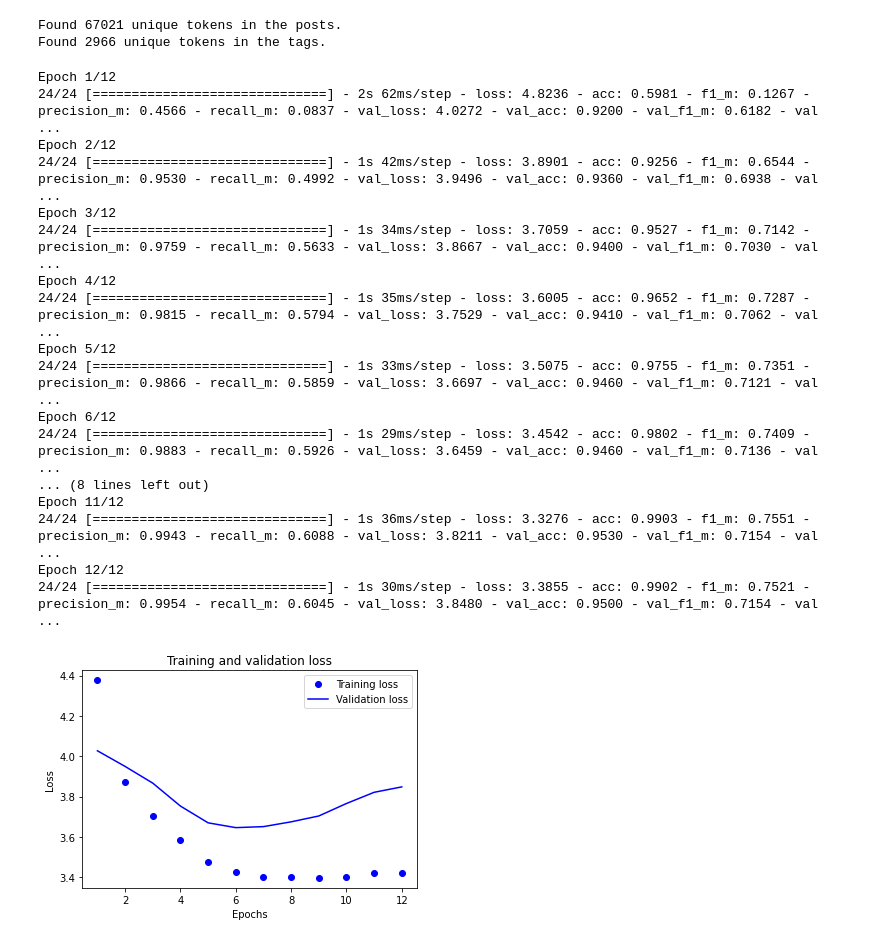
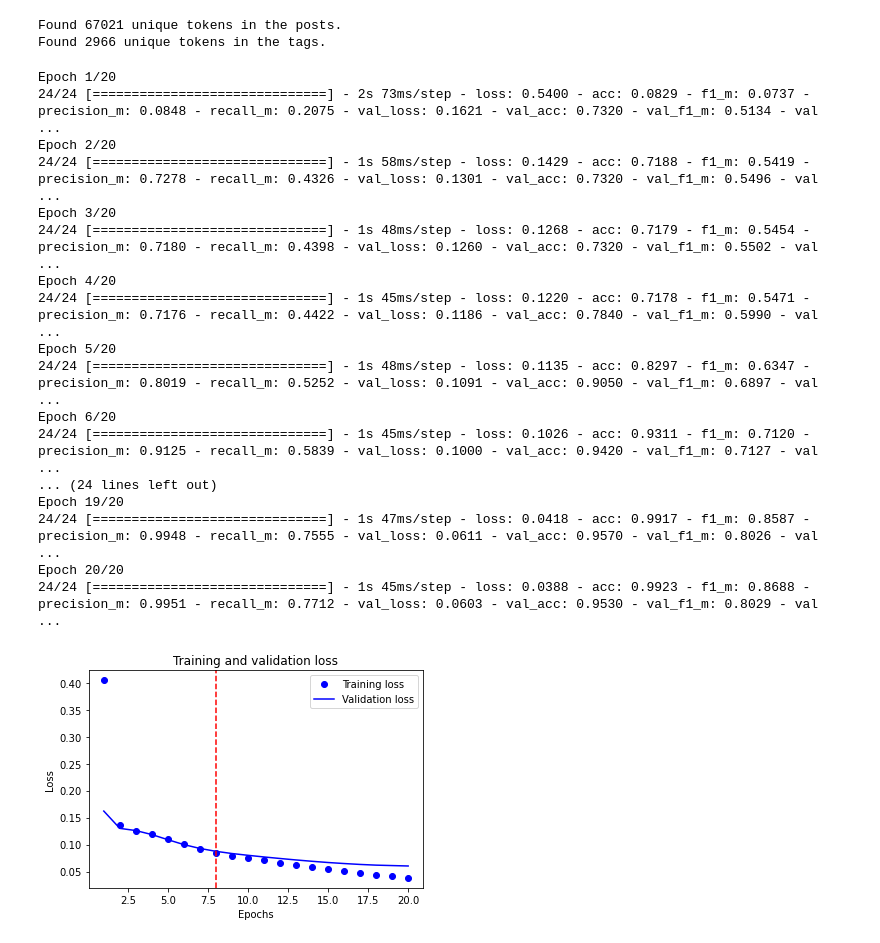
Before and after one commit to fedecabre/P5_StackOverflow, a Jupyter notebook: P5_05_notebook_deeplearning_keras.ipynb, the cells around one changed output. Drawn from its saved outputs; the diff is of its cells as text; code cells hidden in the pictures.

Commit message:
Notebook DeepLearning avec le premier modèle fonctionnel avec visualisation et analyse des résultats

```diff
--- a/P5_05_notebook_deeplearning_keras.ipynb
+++ b/P5_05_notebook_deeplearning_keras.ipynb
@@ -65,7 +68,7 @@ from keras import layers
 model = models.Sequential()
 model.add(layers.Dense(100, activation='tanh'))
 model.add(layers.Dense(100, activation='tanh'))
-model.add(layers.Dense(label_len, activation='softmax'))
+model.add(layers.Dense(label_len, activation='sigmoid'))
 # %%
 from keras import backend as K
 
@@ -87,52 +90,53 @@ def f1_m(y_true, y_pred):
     return 2*((precision*recall)/(precision+recall+K.epsilon()))
 # %%
 model.compile(optimizer='adam',
-              loss='categorical_crossentropy',
+              loss='binary_crossentropy',
               metrics=['acc',f1_m,precision_m, recall_m])
 # %%
 history = model.fit(partial_X_train,
                     partial_Y_train,
-                    epochs=12,
+                    epochs=20,
                     batch_size=512,
                     validation_data=(X_val, Y_val))
 # %% [output]
-Epoch 1/12
-24/24 [==============================] - 2s 62ms/step - loss: 4.8236 - acc: 0.5981 - f1_m: 0.1267 - precision_m: 0.4566 - recall_m: 0.0837 - val_loss: 4.0272 - val_acc: 0.9200 - val_f1_m: 0.6182 - val ...
-Epoch 2/12
-24/24 [==============================] - 1s 42ms/step - loss: 3.8901 - acc: 0.9256 - f1_m: 0.6544 - precision_m: 0.9530 - recall_m: 0.4992 - val_loss: 3.9496 - val_acc: 0.9360 - val_f1_m: 0.6938 - val ...
-Epoch 3/12
-24/24 [==============================] - 1s 34ms/step - loss: 3.7059 - acc: 0.9527 - f1_m: 0.7142 - precision_m: 0.9759 - recall_m: 0.5633 - val_loss: 3.8667 - val_acc: 0.9400 - val_f1_m: 0.7030 - val ...
-Epoch 4/12
-24/24 [==============================] - 1s 35ms/step - loss: 3.6005 - acc: 0.9652 - f1_m: 0.7287 - precision_m: 0.9815 - recall_m: 0.5794 - val_loss: 3.7529 - val_acc: 0.9410 - val_f1_m: 0.7062 - val ...
-Epoch 5/12
-24/24 [==============================] - 1s 33ms/step - loss: 3.5075 - acc: 0.9755 - f1_m: 0.7351 - precision_m: 0.9866 - recall_m: 0.5859 - val_loss: 3.6697 - val_acc: 0.9460 - val_f1_m: 0.7121 - val ...
-Epoch 6/12
-24/24 [==============================] - 1s 29ms/step - loss: 3.4542 - acc: 0.9802 - f1_m: 0.7409 - precision_m: 0.9883 - recall_m: 0.5926 - val_loss: 3.6459 - val_acc: 0.9460 - val_f1_m: 0.7136 - val ...
-... (8 lines left out)
-Epoch 11/12
-24/24 [==============================] - 1s 36ms/step - loss: 3.3276 - acc: 0.9903 - f1_m: 0.7551 - precision_m: 0.9943 - recall_m: 0.6088 - val_loss: 3.8211 - val_acc: 0.9530 - val_f1_m: 0.7154 - val ...
-Epoch 12/12
-24/24 [==============================] - 1s 30ms/step - loss: 3.3855 - acc: 0.9902 - f1_m: 0.7521 - precision_m: 0.9954 - recall_m: 0.6045 - val_loss: 3.8480 - val_acc: 0.9500 - val_f1_m: 0.7154 - val ...
+Epoch 1/20
+24/24 [==============================] - 2s 73ms/step - loss: 0.5400 - acc: 0.0829 - f1_m: 0.0737 - precision_m: 0.0848 - recall_m: 0.2075 - val_loss: 0.1621 - val_acc: 0.7320 - val_f1_m: 0.5134 - val ...
+Epoch 2/20
+24/24 [==============================] - 1s 58ms/step - loss: 0.1429 - acc: 0.7188 - f1_m: 0.5419 - precision_m: 0.7278 - recall_m: 0.4326 - val_loss: 0.1301 - val_acc: 0.7320 - val_f1_m: 0.5496 - val ...
+Epoch 3/20
+24/24 [==============================] - 1s 48ms/step - loss: 0.1268 - acc: 0.7179 - f1_m: 0.5454 - precision_m: 0.7180 - recall_m: 0.4398 - val_loss: 0.1260 - val_acc: 0.7320 - val_f1_m: 0.5502 - val ...
+Epoch 4/20
+24/24 [==============================] - 1s 45ms/step - loss: 0.1220 - acc: 0.7178 - f1_m: 0.5471 - precision_m: 0.7176 - recall_m: 0.4422 - val_loss: 0.1186 - val_acc: 0.7840 - val_f1_m: 0.5990 - val ...
+Epoch 5/20
+24/24 [==============================] - 1s 48ms/step - loss: 0.1135 - acc: 0.8297 - f1_m: 0.6347 - precision_m: 0.8019 - recall_m: 0.5252 - val_loss: 0.1091 - val_acc: 0.9050 - val_f1_m: 0.6897 - val ...
+Epoch 6/20
+24/24 [==============================] - 1s 45ms/step - loss: 0.1026 - acc: 0.9311 - f1_m: 0.7120 - precision_m: 0.9125 - recall_m: 0.5839 - val_loss: 0.1000 - val_acc: 0.9420 - val_f1_m: 0.7127 - val ...
+... (24 lines left out)
+Epoch 19/20
+24/24 [==============================] - 1s 47ms/step - loss: 0.0418 - acc: 0.9917 - f1_m: 0.8587 - precision_m: 0.9948 - recall_m: 0.7555 - val_loss: 0.0611 - val_acc: 0.9570 - val_f1_m: 0.8026 - val ...
+Epoch 20/20
+24/24 [==============================] - 1s 45ms/step - loss: 0.0388 - acc: 0.9923 - f1_m: 0.8688 - precision_m: 0.9951 - recall_m: 0.7712 - val_loss: 0.0603 - val_acc: 0.9530 - val_f1_m: 0.8029 - val ...
 # %%
 import matplotlib.pyplot as plt
 
 loss = history.history['loss']
 val_loss = history.history['val_loss']
 
 epochs = range(1, len(loss) + 1)
 
 fig = plt.figure()
 fig.patch.set_facecolor('w')
 plt.plot(epochs, loss, 'bo', label='Training loss')
 plt.plot(epochs, val_loss, 'b', label='Validation loss')
 plt.title('Training and validation loss')
 plt.xlabel('Epochs')
 plt.ylabel('Loss')
 plt.legend()
+plt.axvline(x=8,color='red',linestyle='--')
 
 plt.show()
 # %% [output]
-[figure, old version]
+[figure, new version]
 # %%
 plt.clf()   # clear figure
 
```
Also changed, not shown: parts of 15 cells of this notebook.
